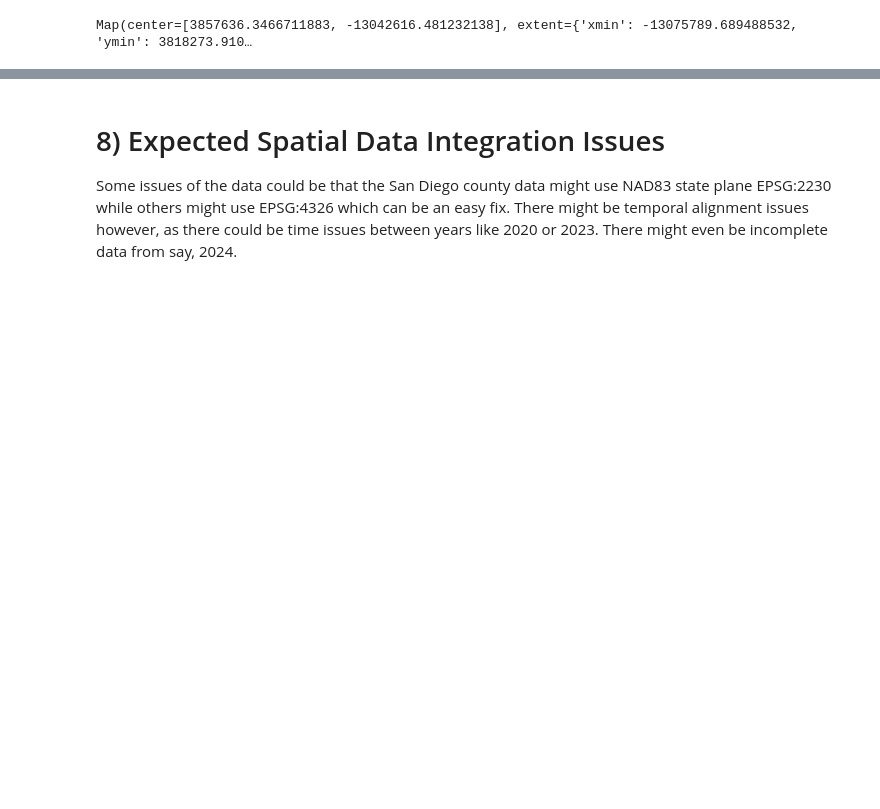
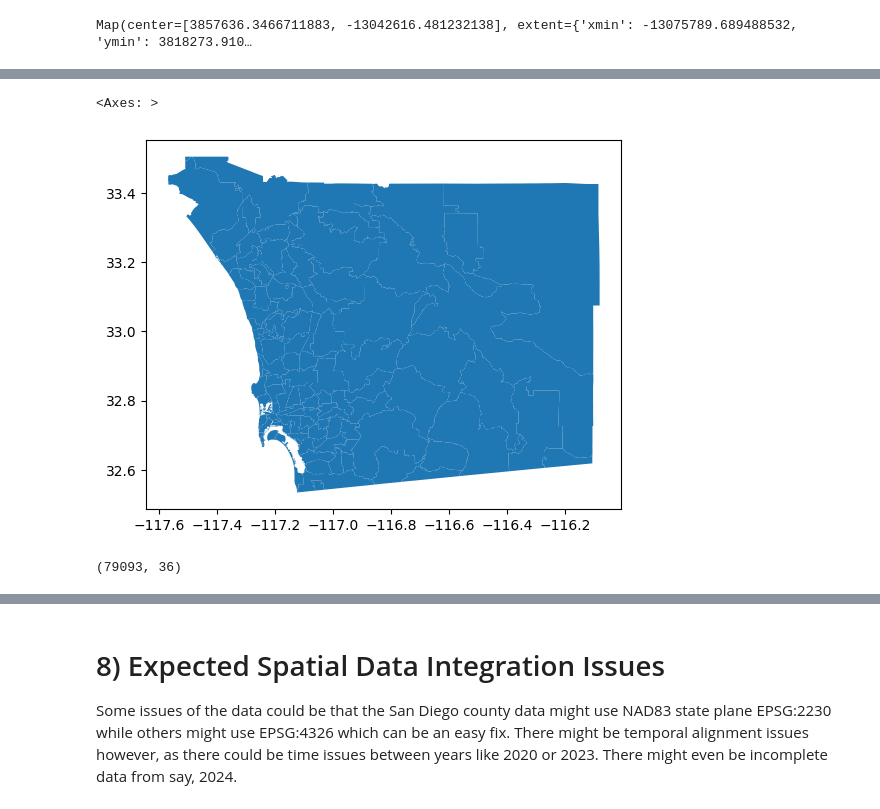
Before and after one commit to kev374k/dsc170_final_project, a Jupyter notebook: project.ipynb, the cells around one changed output, grey strips where cells are left out. Saved outputs shown, nothing was run; the diff lists cells and outputs as text; code cells hidden in the pictures; blank space fills up the shorter version.

```diff
--- a/project.ipynb
+++ b/project.ipynb
@@ -800,0 +830,4 @@ Map(center=[3857636.3466711883, -13042616.481232138], extent={'xmin': -13075789.
+# %%
+enriched_gdf = gpd.GeoDataFrame(enriched_sdf).set_geometry("SHAPE")
+enriched_gdf = enriched_gdf.set_crs(3857)
+enriched_gdf.head(4)
@@ -800,0 +841,3 @@ Map(center=[3857636.3466711883, -13042616.481232138], extent={'xmin': -13075789.
+# %%
+enriched_gdf_4326 = enriched_gdf.to_crs(4326)
+enriched_gdf_4326.head(4)
@@ -800,0 +864,5 @@ Map(center=[3857636.3466711883, -13042616.481232138], extent={'xmin': -13075789.
+# %%
+enriched_gdf_4326.plot()
+# %% [output]
+<Axes: >
+[figure, added]
@@ -800,0 +871,4 @@ Map(center=[3857636.3466711883, -13042616.481232138], extent={'xmin': -13075789.
+# %%
+combined_gdf.shape
+# %% [output]
+(79093, 36)
```
Also changed, not shown: parts of 33 cells of this notebook.
